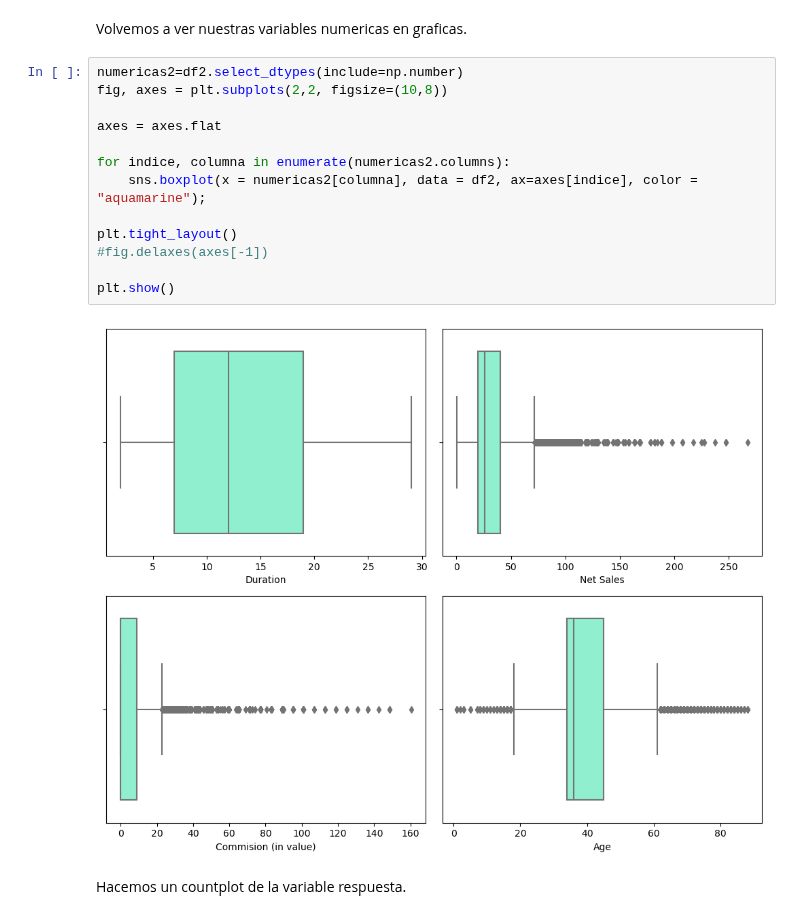
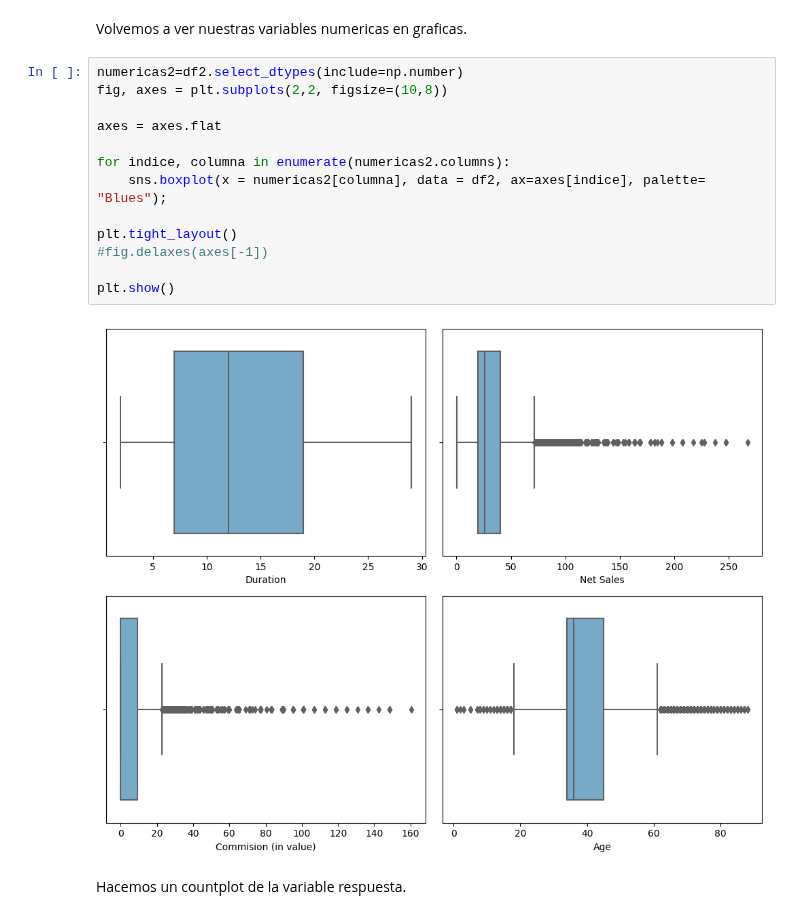
Before and after one commit to Adalab/DA-promoC-modulo3-sprint1-IreneMarta, a Jupyter notebook: regresion logistica/1. EDA.ipynb, the cells around one changed output. Cells and saved outputs as stored; diff of their text form.

```diff
--- a/regresion logistica/1. EDA.ipynb
+++ b/regresion logistica/1. EDA.ipynb
@@ -171,18 +171,18 @@ Volvemos a ver nuestras variables numericas en graficas.
 # %%
 numericas2=df2.select_dtypes(include=np.number)
 fig, axes = plt.subplots(2,2, figsize=(10,8))
 
 axes = axes.flat
 
 for indice, columna in enumerate(numericas2.columns):
-    sns.boxplot(x = numericas2[columna], data = df2, ax=axes[indice], color = "aquamarine");
+    sns.boxplot(x = numericas2[columna], data = df2, ax=axes[indice], palette= "Blues");
 
 plt.tight_layout()
 #fig.delaxes(axes[-1])
 
 plt.show()
 # %% [output]
-[figure, old version]
+[figure, new version]
 # %% [markdown]
 Hacemos un countplot de la variable respuesta.
 # %%
```
Also changed, not shown: parts of 7 cells of this notebook, 34 other files.
